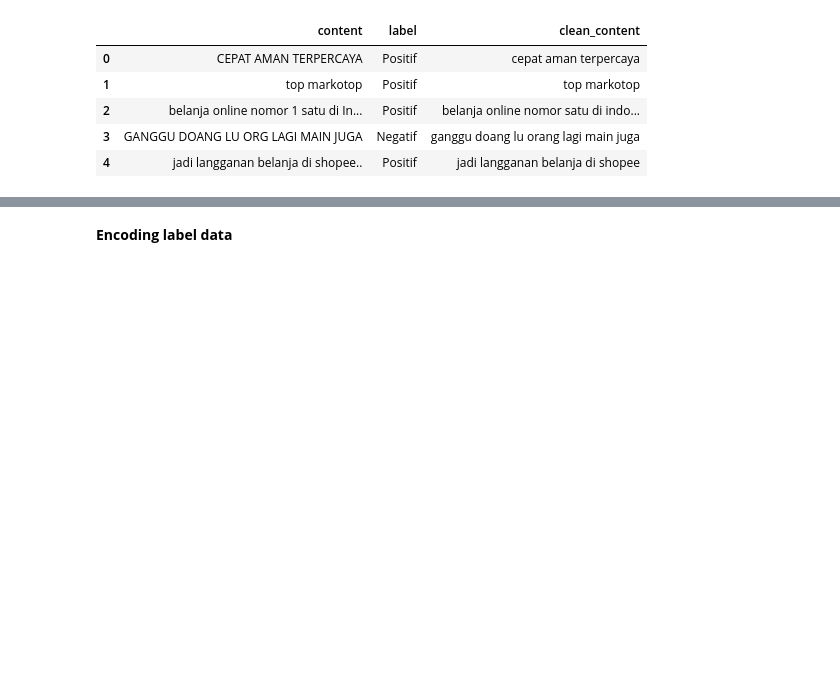
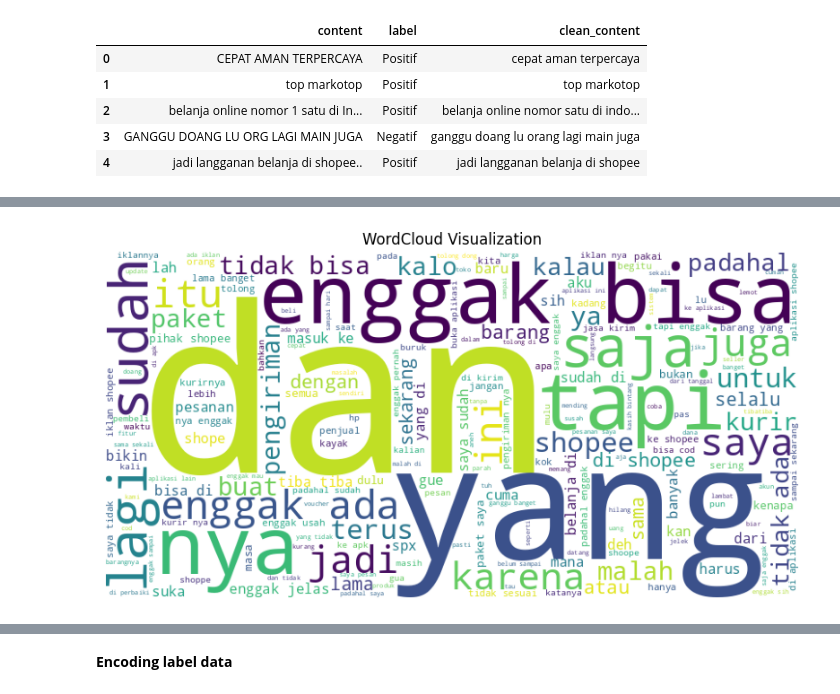
Before and after one commit to ArmFriiz/Dicoding-Submission-FDL, a Jupyter notebook: Analisis Sentimen/main.ipynb, the cells around one changed output, grey strips where cells are left out. Cells and saved outputs as stored; diff of their text form; code cells hidden in the pictures; blank space fills up the shorter version.

```diff
--- a/Analisis Sentimen/main.ipynb
+++ b/Analisis Sentimen/main.ipynb
@@ -187,0 +229,19 @@ df.head()
+# %%
+negatif_content = df[df['label'] == 'Negatif']['clean_content']
+
+all_words = ''.join(negatif_content)
+
+wordcloud = WordCloud(
+    width=800,
+    height=400,
+    background_color='white',
+    colormap='viridis'
+).generate(all_words)
+
+plt.figure(figsize=(10, 6))
+plt.imshow(wordcloud)
+plt.axis('off')
+plt.title('WordCloud Visualization')
+plt.show()
+# %% [output]
+[figure, added]
```
Also changed, not shown: parts of 25 cells of this notebook.
